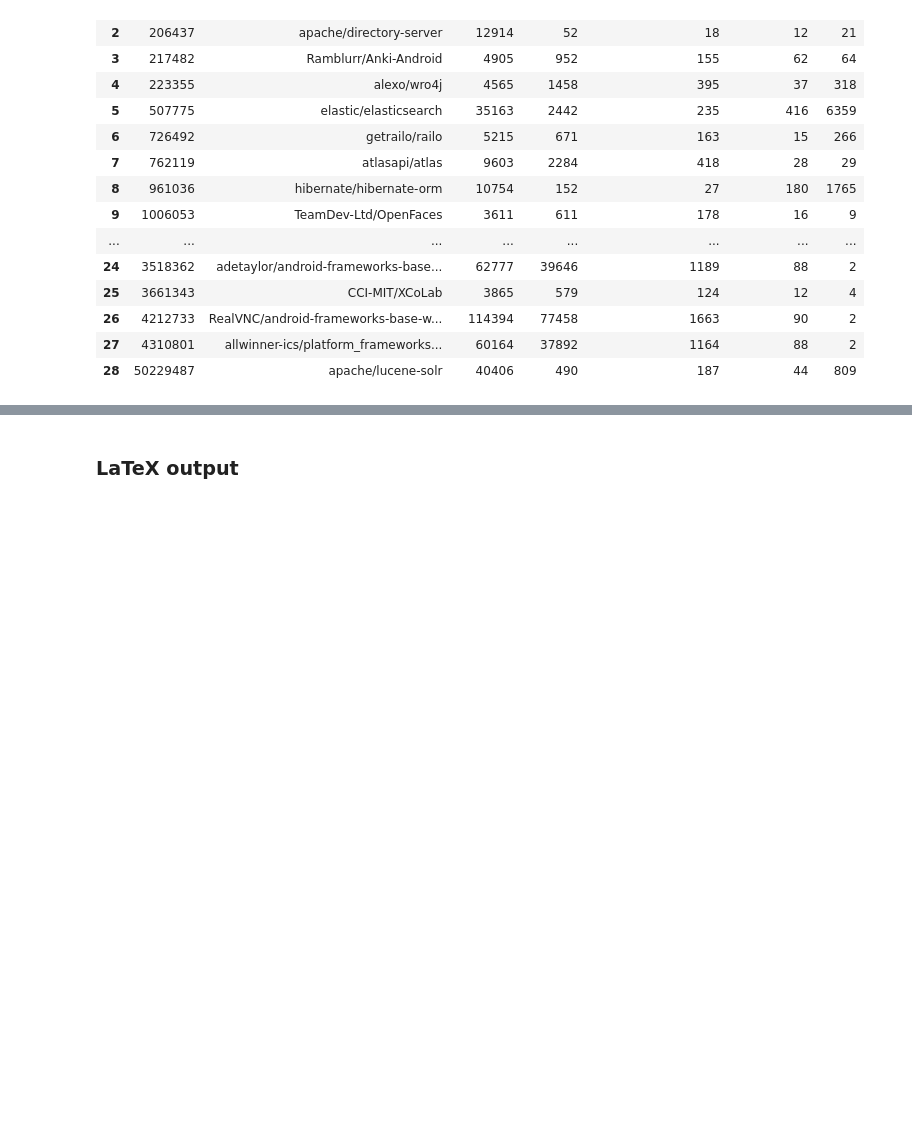
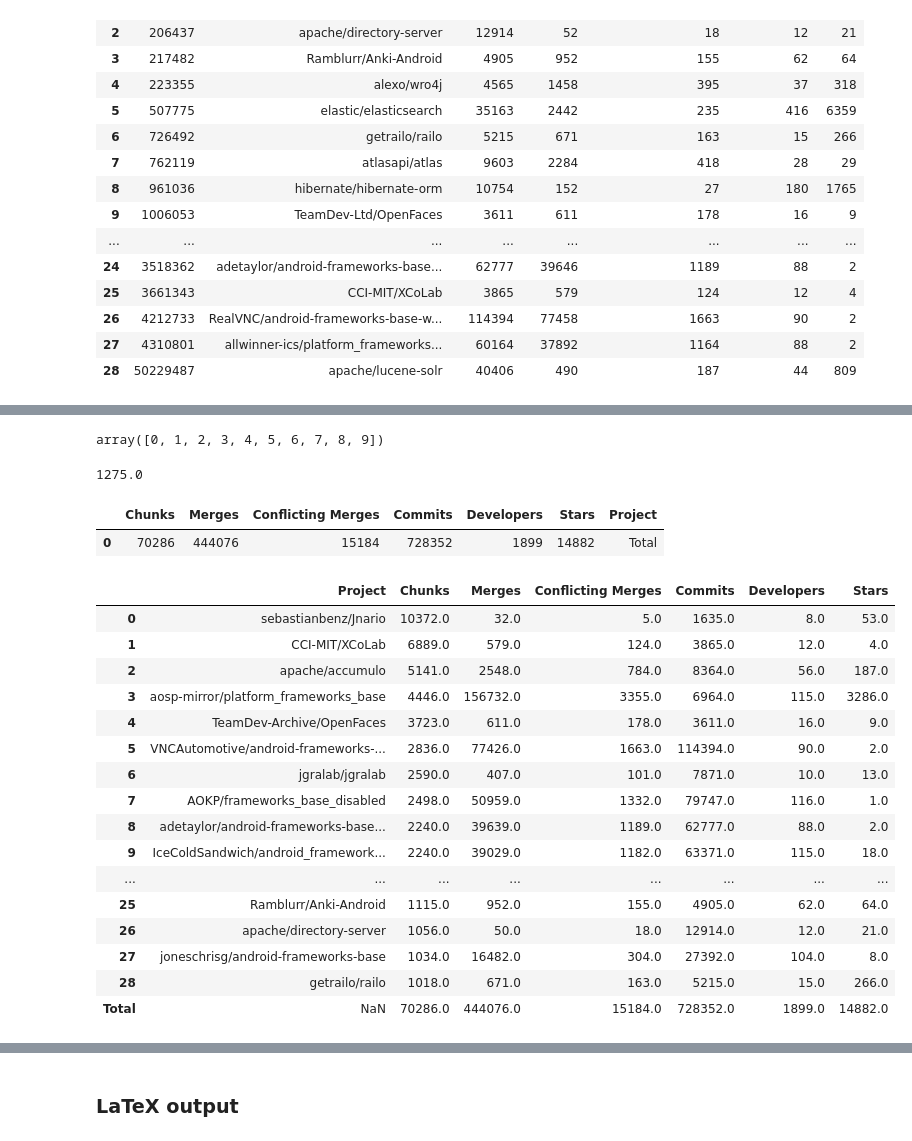
Before and after one commit to gems-uff/mestre, a Jupyter notebook: scripts/paper/tables.ipynb, the cells around one changed output, grey strips where cells are left out. Cells and saved outputs as stored; diff of their text form; code cells hidden in the pictures; blank space fills up the shorter version.

Commit message:
Add only Total at the bottom of the table of projects

```diff
--- a/scripts/paper/tables.ipynb
+++ b/scripts/paper/tables.ipynb
@@ -420,0 +360,48 @@ boxplot = table_projects.boxplot(rot=45, grid=False, column=['Chunks', 'Merges',
+# %%
+np.arange(10)
+# %% [output]
+array([0, 1, 2, 3, 4, 5, 6, 7, 8, 9])
+# %%
+quantile_25(table_projects['Chunks'])
+# %% [output]
+1275.0
+# %%
+metrics = ['sum', 'median', 'mean', 'std', 'min', quantile_25, quantile_50, quantile_75, 'max']
+
+projects_stats = table_projects.agg({'Chunks' : 'sum',
+                    'Merges' : 'sum',
+                    'Conflicting Merges' : 'sum',
+                    'Commits' : 'sum',
+                    'Developers' : 'sum',
+                    'Stars' : 'sum'
+                   })
+
+projects_stats['Project'] = 'Total'
+
+projects_stats.to_frame().T
+# %% [output]
+|  | Chunks | Merges | Conflicting Merges | Commits | Developers | Stars | Project |
+| 0 | 70286 | 444076 | 15184 | 728352 | 1899 | 14882 | Total |
+# %%
+# table_with_stats = pd.concat([table_projects, projects_stats])
+table_with_stats = table_projects.append(table_projects.sum(numeric_only=True).rename('Total'))
+
+table_with_stats.at['Total', 'Project'] = 6964
+# %% [output]
+|  | Project | Chunks | Merges | Conflicting Merges | Commits | Developers | Stars |
+| 0 | sebastianbenz/Jnario | 10372.0 | 32.0 | 5.0 | 1635.0 | 8.0 | 53.0 |
+| 1 | CCI-MIT/XCoLab | 6889.0 | 579.0 | 124.0 | 3865.0 | 12.0 | 4.0 |
+| 2 | apache/accumulo | 5141.0 | 2548.0 | 784.0 | 8364.0 | 56.0 | 187.0 |
+| 3 | aosp-mirror/platform_frameworks_base | 4446.0 | 156732.0 | 3355.0 | 6964.0 | 115.0 | 3286.0 |
+| 4 | TeamDev-Archive/OpenFaces | 3723.0 | 611.0 | 178.0 | 3611.0 | 16.0 | 9.0 |
+| 5 | VNCAutomotive/android-frameworks-... | 2836.0 | 77426.0 | 1663.0 | 114394.0 | 90.0 | 2.0 |
+| 6 | jgralab/jgralab | 2590.0 | 407.0 | 101.0 | 7871.0 | 10.0 | 13.0 |
+| 7 | AOKP/frameworks_base_disabled | 2498.0 | 50959.0 | 1332.0 | 79747.0 | 116.0 | 1.0 |
+| 8 | adetaylor/android-frameworks-base... | 2240.0 | 39639.0 | 1189.0 | 62777.0 | 88.0 | 2.0 |
+| 9 | IceColdSandwich/android_framework... | 2240.0 | 39029.0 | 1182.0 | 63371.0 | 115.0 | 18.0 |
+| ... | ... | ... | ... | ... | ... | ... | ... |
+| 25 | Ramblurr/Anki-Android | 1115.0 | 952.0 | 155.0 | 4905.0 | 62.0 | 64.0 |
+| 26 | apache/directory-server | 1056.0 | 50.0 | 18.0 | 12914.0 | 12.0 | 21.0 |
+| 27 | joneschrisg/android-frameworks-base | 1034.0 | 16482.0 | 304.0 | 27392.0 | 104.0 | 8.0 |
+| 28 | getrailo/railo | 1018.0 | 671.0 | 163.0 | 5215.0 | 15.0 | 266.0 |
+| Total | NaN | 70286.0 | 444076.0 | 15184.0 | 728352.0 | 1899.0 | 14882.0 |
```
Also changed, not shown: parts of 19 cells of this notebook.
